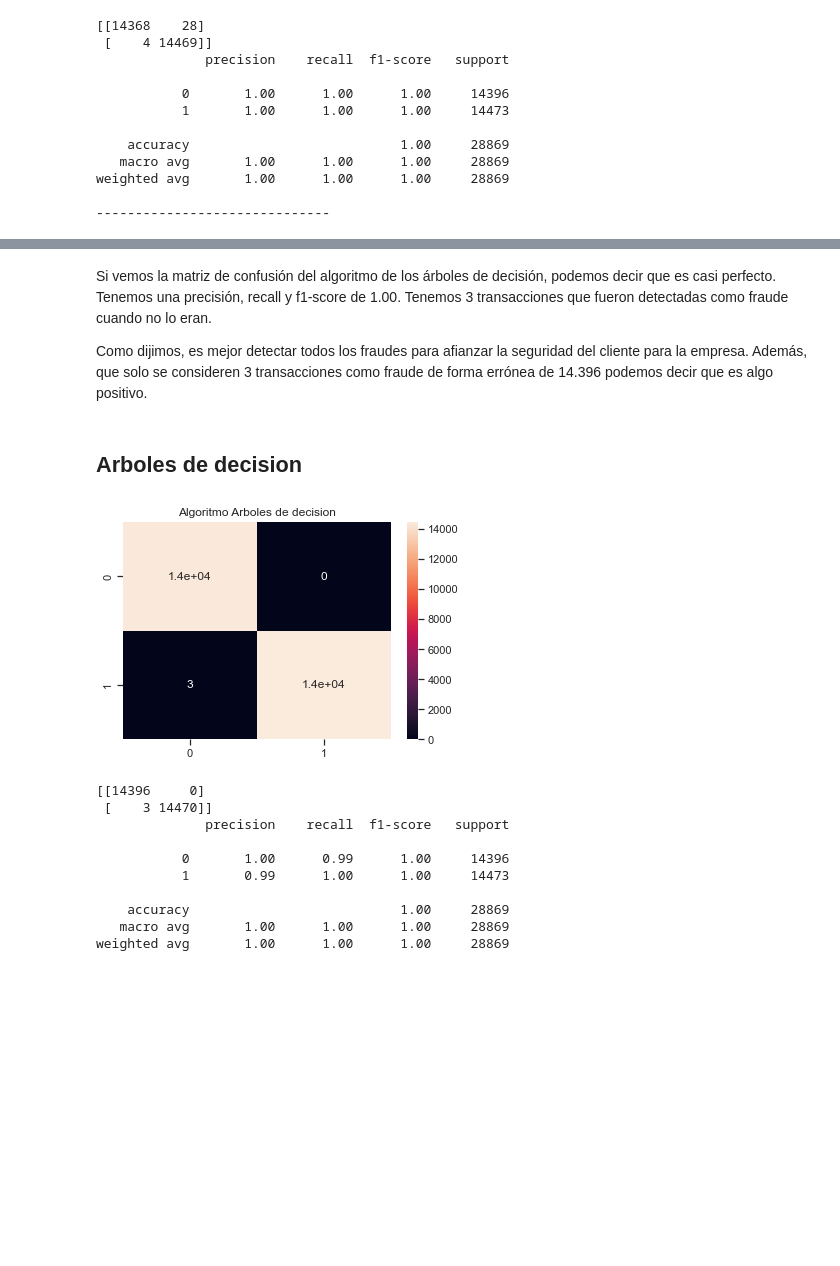
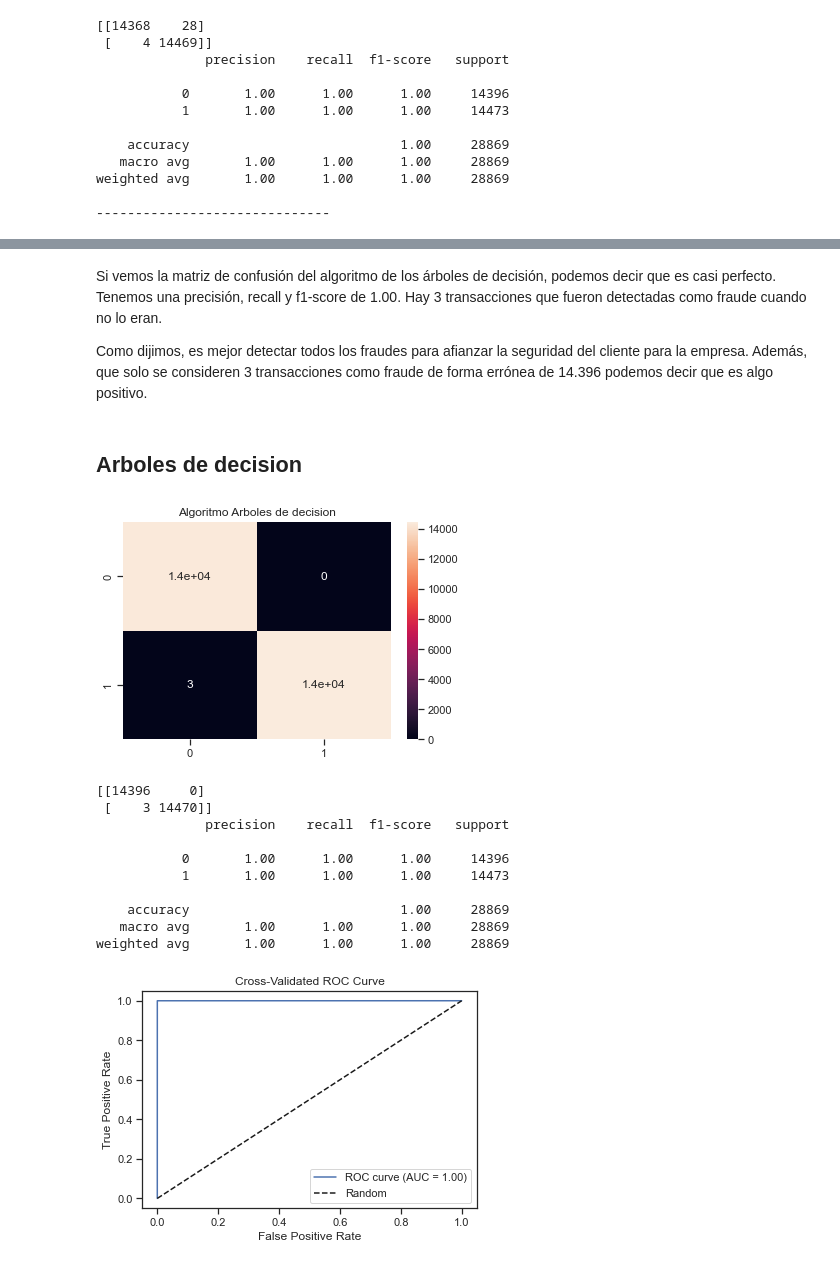
Before and after one commit to FedericoScopelliti/fraude-tarjetas-credito, a Jupyter notebook: fraude tarjetas de credito.ipynb, the cells around one changed output, grey strips where cells are left out. Cells and saved outputs as stored; diff of their text form; code cells hidden in the pictures; blank space fills up the shorter version.

```diff
--- a/fraude tarjetas de credito.ipynb
+++ b/fraude tarjetas de credito.ipynb
@@ -569,17 +557,0 @@ roc_auc = roc_auc_score(y_test, y_pr)
-# %%
-for i in algoritmos:
-    algoritmo = algoritmos[i]
-    algoritmo.fit(X_train, y_train)
-    y_pr = algoritmo.predict(X_test)
-
-    sns.set_style("whitegrid")
-    sns.lineplot(fpr, tpr, color='darkorange', lw=2, label=f'ROC curve (AUC = {roc_auc:.2f})')
-    sns.lineplot([0, 1], [0, 1], color='navy', lw=2, linestyle='--')
-    plt.xlim([0.0, 1.0])
-    plt.ylim([0.0, 1.0])
-    plt.xlabel('False Positive Rate')
-    plt.ylabel('True Positive Rate')
-    plt.title(f'Algoritmo {i}')
-    #plt.title('Receiver Operating Characteristic (ROC) Curve')
-    plt.legend(loc="lower right")
-    plt.show()
@@ -592,5 +558,5 @@ for i in algoritmos:
 # %% [markdown]
-Si vemos la matriz de confusión del algoritmo de los árboles de decisión, podemos decir que es casi perfecto. Tenemos una precisión, recall y f1-score de 1.00. Tenemos 3 transacciones que fueron detectadas como fraude cuando no lo eran.
+Si vemos la matriz de confusión del algoritmo de los árboles de decisión, podemos decir que es casi perfecto. Tenemos una precisión, recall y f1-score de 1.00. Hay 3 transacciones que fueron detectadas como fraude cuando no lo eran.
 
 Como dijimos, es mejor detectar todos los fraudes para afianzar la seguridad del cliente para la empresa. Además, que solo se consideren 3 transacciones como fraude de forma errónea de 14.396 podemos decir que es algo positivo.
 # %% [markdown]
@@ -615,9 +581,36 @@ print(report)
  [    3 14470]]
               precision    recall  f1-score   support
 
-           0       1.00      0.99      1.00     14396
-           1       0.99      1.00      1.00     14473
+           0       1.00      1.00      1.00     14396
+           1       1.00      1.00      1.00     14473
 
     accuracy                           1.00     28869
    macro avg       1.00      1.00      1.00     28869
 weighted avg       1.00      1.00      1.00     28869
+# %%
+from sklearn.datasets import make_classification
+from sklearn.model_selection import cross_val_predict
+from sklearn.metrics import roc_curve, auc
+
+
+
+# Usamos une nueva variable que contenga el modelo de arboles de decision.
+model = DecisionTreeClassifier()
+
+# Validacion cruzada
+y_pred_prob = cross_val_predict(model, X_resampled, y_resampled, cv=5, method='predict_proba')[:, 1]
+
+# Compute the ROC curve and AUC score
+fpr, tpr, thresholds = roc_curve(y_resampled, y_pred_prob)
+roc_auc = auc(fpr, tpr)
+
+# Plot the ROC curve
+plt.plot(fpr, tpr, label='ROC curve (AUC = {:.2f})'.format(roc_auc))
+plt.plot([0, 1], [0, 1], 'k--', label='Random')
+plt.xlabel('False Positive Rate')
+plt.ylabel('True Positive Rate')
+plt.title('Cross-Validated ROC Curve')
+plt.legend(loc='lower right')
+plt.show()
+# %% [output]
+[figure, added]
```
Also changed, not shown: parts of 5 cells of this notebook.
